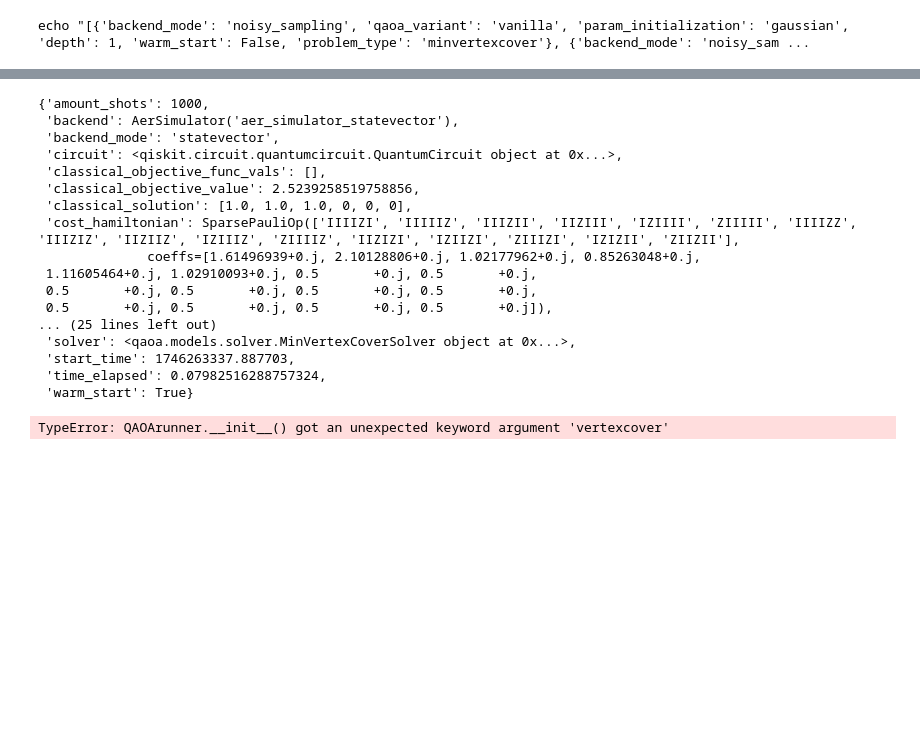
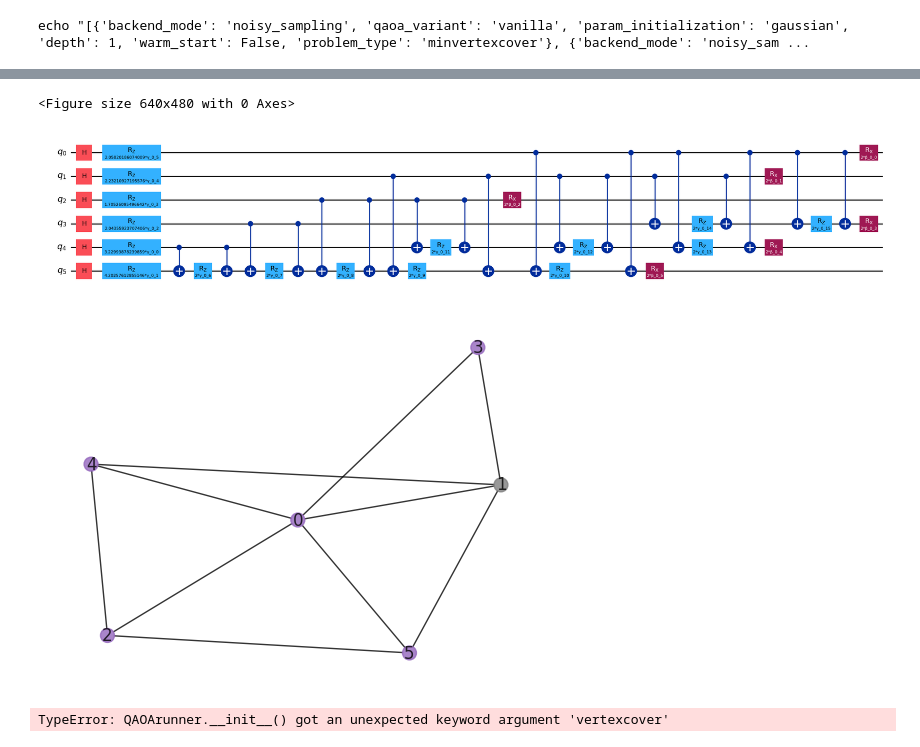
Before and after one commit to Smeidir/QAOA, a Jupyter notebook: tests.ipynb, the cells around one changed output, grey strips where cells are left out. Cells and saved outputs as stored; diff of their text form; code cells hidden in the pictures; blank space fills up the shorter version.

```diff
--- a/tests.ipynb
+++ b/tests.ipynb
@@ -120,25 +125,15 @@ m 0.4065470129064762
+# %%
+quantum.draw_circuit()
+# %% [output]
+<Figure size 640x480 with 0 Axes>
+[figure, added]
 # %%
 from pprint import pprint
 
-pprint(quantum.__dict__)
+#pprint(quantum.__dict__)
+quantum.plot_result()
 # %% [output]
-{'amount_shots': 1000,
- 'backend': AerSimulator('aer_simulator_statevector'),
- 'backend_mode': 'statevector',
- 'circuit': <qiskit.circuit.quantumcircuit.QuantumCircuit object at 0x...>,
- 'classical_objective_func_vals': [],
- 'classical_objective_value': 2.5239258519758856,
- 'classical_solution': [1.0, 1.0, 1.0, 0, 0, 0],
- 'cost_hamiltonian': SparsePauliOp(['IIIIZI', 'IIIIIZ', 'IIIZII', 'IIZIII', 'IZIIII', 'ZIIIII', 'IIIIZZ', 'IIIZIZ', 'IIZIIZ', 'IZIIIZ', 'ZIIIIZ', 'IIZIZI', 'IZIIZI', 'ZIIIZI', 'IZIZII', 'ZIIZII'],
-              coeffs=[1.61496939+0.j, 2.10128806+0.j, 1.02177962+0.j, 0.85263048+0.j,
- 1.11605464+0.j, 1.02910093+0.j, 0.5       +0.j, 0.5       +0.j,
- 0.5       +0.j, 0.5       +0.j, 0.5       +0.j, 0.5       +0.j,
- 0.5       +0.j, 0.5       +0.j, 0.5       +0.j, 0.5       +0.j]),
-... (25 lines left out)
- 'solver': <qaoa.models.solver.MinVertexCoverSolver object at 0x...>,
- 'start_time': 1746263337.887703,
- 'time_elapsed': 0.07982516288757324,
- 'warm_start': True}
+[figure, added]
 # %%
 import numpy as np
 import matplotlib.pyplot as plt
```
Also changed, not shown: parts of 3 cells of this notebook, 4 other files.
